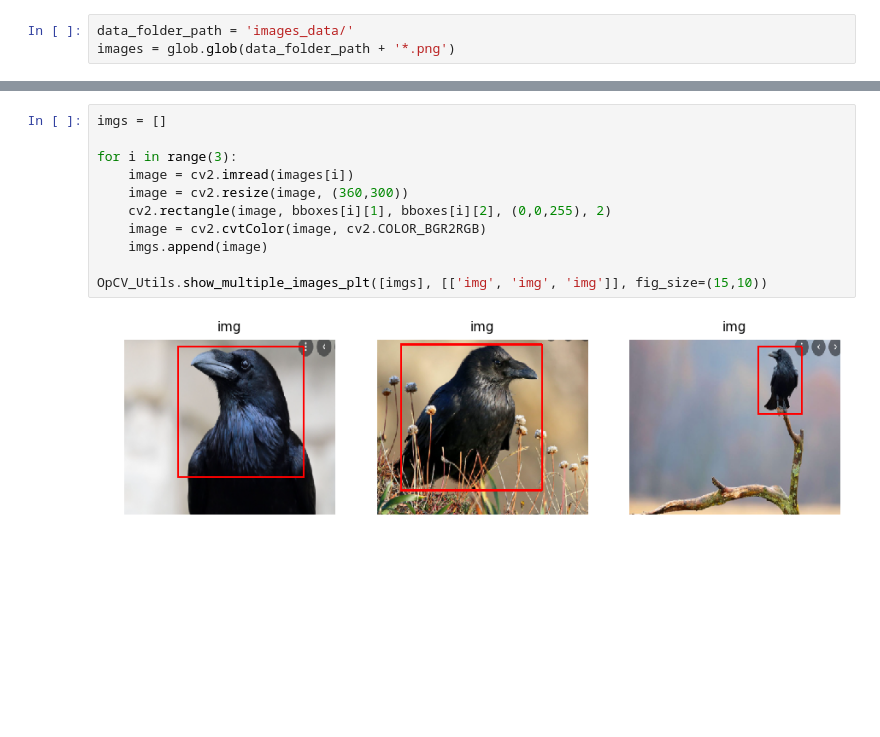
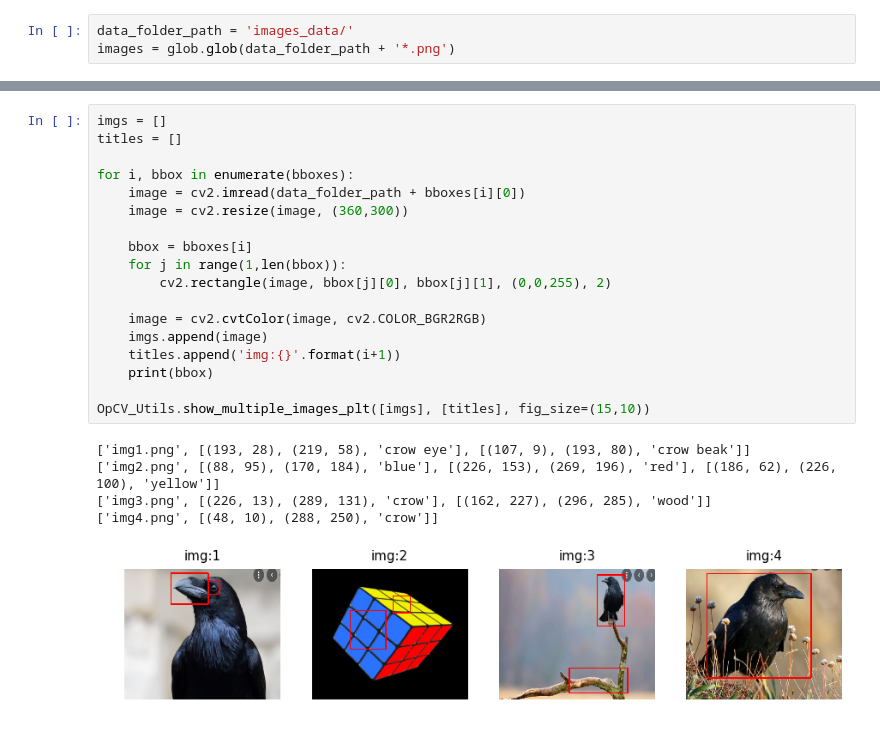
Before and after one commit to Mafeuz/OpenCV, a Jupyter notebook: Annotation Tool/Annotation Script.ipynb, the cells around one changed output, grey strips where cells are left out. Saved outputs shown, nothing was run; the diff lists cells and outputs as text; blank space fills up the shorter version.

```diff
--- a/Annotation Tool/Annotation Script.ipynb
+++ b/Annotation Tool/Annotation Script.ipynb
@@ -46,13 +73,24 @@ print(bboxes[2])
 # %%
 imgs = []
+titles = []
 
-for i in range(3):
-    image = cv2.imread(images[i])
+for i, bbox in enumerate(bboxes):
+    image = cv2.imread(data_folder_path + bboxes[i][0])
     image = cv2.resize(image, (360,300))
-    cv2.rectangle(image, bboxes[i][1], bboxes[i][2], (0,0,255), 2)
+
+    bbox = bboxes[i]
+    for j in range(1,len(bbox)):
+        cv2.rectangle(image, bbox[j][0], bbox[j][1], (0,0,255), 2)
+
     image = cv2.cvtColor(image, cv2.COLOR_BGR2RGB)
     imgs.append(image)
+    titles.append('img:{}'.format(i+1))
+    print(bbox)
 
-OpCV_Utils.show_multiple_images_plt([imgs], [['img', 'img', 'img']], fig_size=(15,10))
+OpCV_Utils.show_multiple_images_plt([imgs], [titles], fig_size=(15,10))
 # %% [output]
+['img1.png', [(193, 28), (219, 58), 'crow eye'], [(107, 9), (193, 80), 'crow beak']]
+['img2.png', [(88, 95), (170, 184), 'blue'], [(226, 153), (269, 196), 'red'], [(186, 62), (226, 100), 'yellow']]
+['img3.png', [(226, 13), (289, 131), 'crow'], [(162, 227), (296, 285), 'wood']]
+['img4.png', [(48, 10), (288, 250), 'crow']]
-[figure, old version]
+[figure, new version]
```
Also changed, not shown: parts of 2 cells of this notebook, 2 other files.
